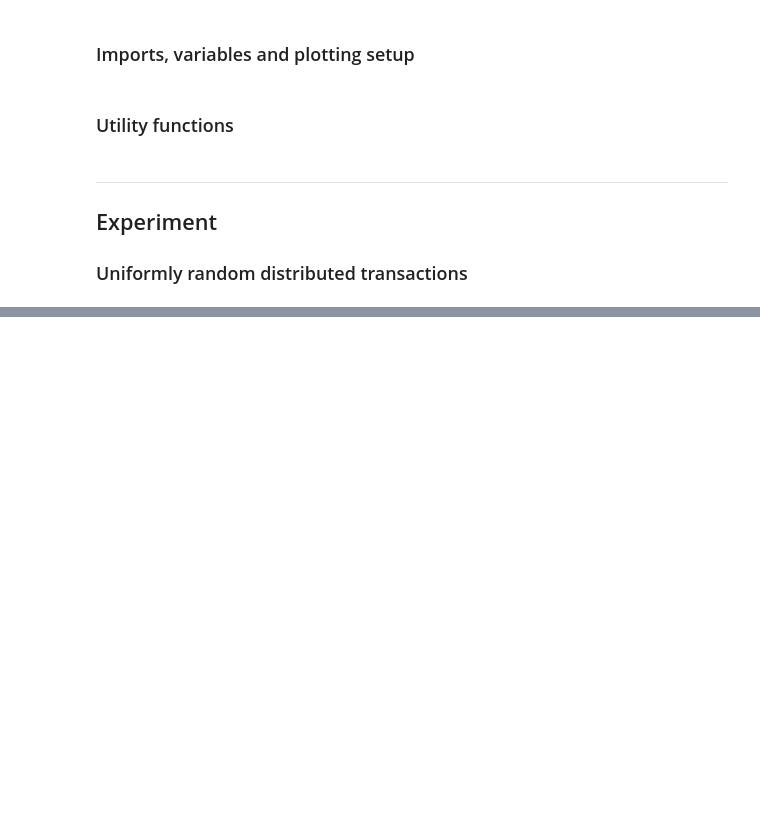
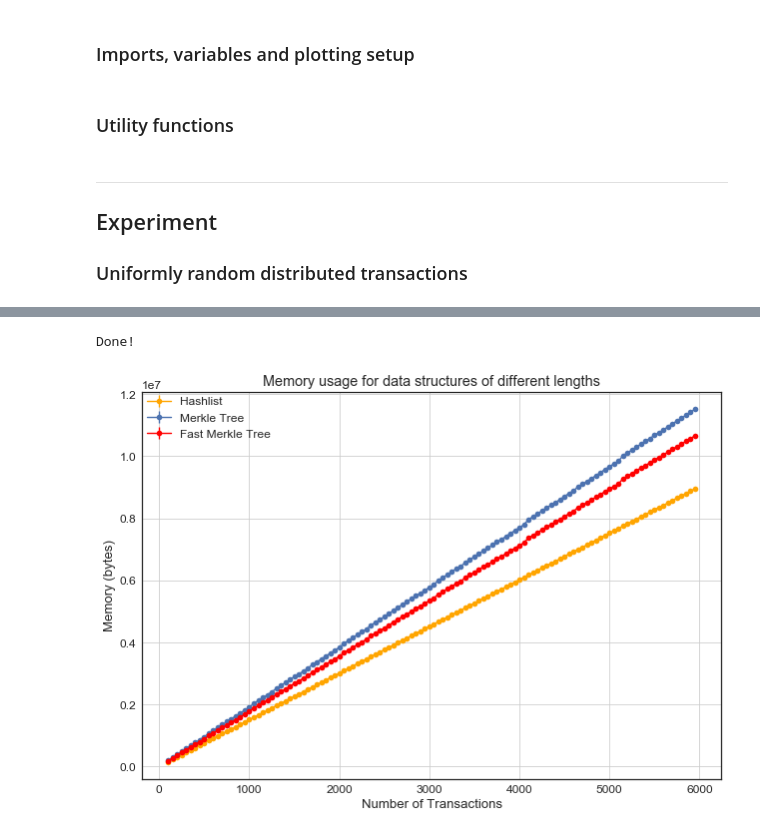
Before and after one commit to SimoneStefani/thesis-data-analysis, a Jupyter notebook: Thesis Data Analysis.ipynb, the cells around one changed output, grey strips where cells are left out. Saved outputs shown, nothing was run; the diff lists cells and outputs as text; code cells hidden in the pictures; blank space fills up the shorter version.

```diff
--- a/Thesis Data Analysis.ipynb
+++ b/Thesis Data Analysis.ipynb
@@ -123,0 +170,14 @@ Done!
+# %%
+# build plot
+plt.errorbar(lenghts, hl_10_mem_means, yerr=hl_10_mem_stds, marker='o', color='orange', label='Hashlist')
+plt.errorbar(lenghts, mt_10_mem_means, yerr=mt_10_mem_stds, marker='o', label='Merkle Tree')
+plt.errorbar(lenghts, fmt_10_mem_means, yerr=fmt_10_mem_stds, marker='o', color='red', label='Fast Merkle Tree')
+plt.title('Memory usage for data structures of different lengths')
+plt.grid(True)
+plt.xlabel('Number of Transactions')
+plt.ylabel('Memory (bytes)')
+plt.legend(bbox_to_anchor=(0, 1), loc=2, borderaxespad=0.)
+print('Done!')
+# %% [output]
+Done!
+[figure, added]
```
Also changed, not shown: parts of 7 cells of this notebook.
